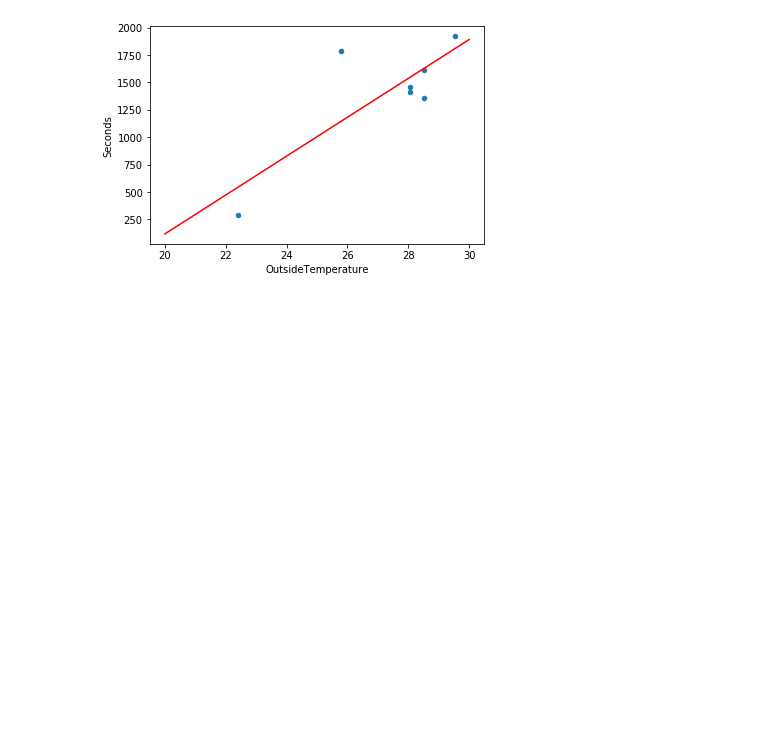
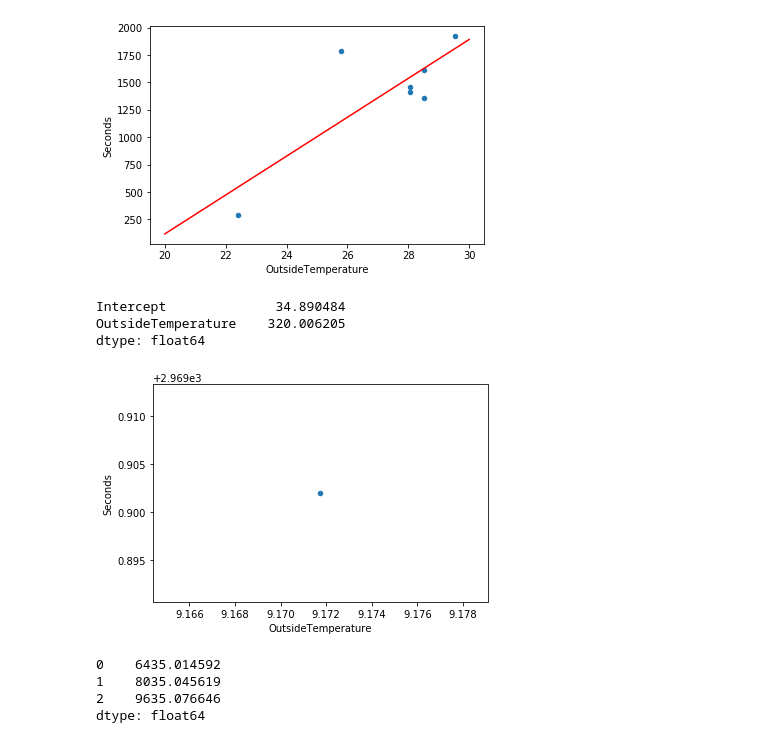
Before and after one commit to UNCG-CSE/Volvo_Truck_Analytics, a Jupyter notebook: src/IdealTimeTemp.ipynb, the cells around one changed output. Saved outputs shown, nothing was run; the diff lists cells and outputs as text; code cells hidden in the pictures; blank space fills up the shorter version.

Commit message:
Finishing truck one prediction and Attempt on Truck 2
Finishing truck one prediction and Attempt on Truck 2.
truck 2 not enough data.

```diff
--- a/src/IdealTimeTemp.ipynb
+++ b/src/IdealTimeTemp.ipynb
@@ -152,0 +164,3 @@ outside_air_temp = divideByDay(truck1data_c, 'Outside Air Temperature (C)')
+# %%
+outside_air_temp2 = divideByDay(truck2data_c, 'Outside Air Temperature (C)')
+outside_air_temp2
@@ -153,14 +173,14 @@ outside_air_temp = divideByDay(truck1data_c, 'Outside Air Temperature (C)')
 # %%
 divideByDay(truck1data, "Oil Temperature (C)")
 # %%
-def datetimeToSeconds(indTo, indTill):
+def datetimeToSeconds(truckData, indTo, indTill):
     FMT = '%m/%d/%Y %H:%M:%S.%f'
 
-    d1 = datetime.strptime(str(truck1data['Time (DateTime)'][indTill]), FMT)
+    d1 = datetime.strptime(str(truckData['Time (DateTime)'][indTill]), FMT)
 
     #print(d1)
 
-    d2 = datetime.strptime(str(truck1data['Time (DateTime)'][indTo]), FMT)
+    d2 = datetime.strptime(str(truckData['Time (DateTime)'][indTo]), FMT)
 
     #print(d2)
 
@@ -168,7 +188,7 @@ def datetimeToSeconds(indTo, indTill):
 
 
 
-print(datetimeToSeconds(338, 27241))
+print(datetimeToSeconds(truck1data, 338, 27241))
 # %% [output]
 18381.241
 # %%
@@ -184,12 +204,12 @@ def detectIdeal(truck_df):
         #print(tdf["Oil Temperature (C)"])
         truck_ses_temp_diff = tdf["Oil Temperature (C)"][tdf.index.stop - 1] - tdf["Oil Temperature (C)"][tdf.index.start + 1]
 
-        truck_ses_sec = datetimeToSeconds(tdf.index.start + 1, tdf.index.stop - 1)
+        truck_ses_sec = datetimeToSeconds(truck_df, tdf.index.start + 1, tdf.index.stop - 1)
         #print(truck_ses_sec)
         #print(truck_ses_temp_diff)
 
         # If the session the truck has been turned on is greater than 600 seconds then proceeds
-        if truck_ses_sec > 600:
+        if truck_ses_sec > 300:
         # If the session for the truck has less than 30 degrees (C) difference from start to end then dont add to valid list
             if truck_ses_temp_diff > 30:
                 valid_df_list.append(tdf)
@@ -200,12 +220,12 @@ def detectIdeal(truck_df):
 detectIdeal(truck1data)
 # %%
 df_list = np.split(truck1data, truck1data[truck1data.isnull().all(1)].index)
-def getIdealData():
+def getIdealData(truckData, outside_air_temp_data):
     min_temp_df = []
     time_temp_data = []
     seconds_df = []
     outside_temp_df = []
-    for truck_df in detectIdeal(truck1data):
+    for truck_df in detectIdeal(truckData):
         ideal_temp = truck_df["Oil Temperature (C)"].mean()
         min_temp_df = truck_df[truck_df["Oil Temperature (C)"] == truck_df["Oil Temperature (C)"].min()]["Time (DateTime)"]
         #print(min_temp_df.index[0])
@@ -213,8 +233,8 @@ def getIdealData():
         ideal_df = truck_df.loc[truck_df['Oil Temperature (C)'] >= ideal_temp]['Oil Temperature (C)']
         #print(ideal_df.index[1])
         #print(truck_df['Time (DateTime)'].iloc[1].split(' ')[0])
-        sec = datetimeToSeconds(min_temp_df.index[0], ideal_df.index[1])
-        out_temp = outside_air_temp[truck_df['Time (DateTime)'].iloc[1].split(' ')[0]]
+        sec = datetimeToSeconds(truckData, min_temp_df.index[0], ideal_df.index[1])
+        out_temp = outside_air_temp_data[truck_df['Time (DateTime)'].iloc[1].split(' ')[0]]
         seconds_df.append(sec)
         outside_temp_df.append(out_temp)
         #print(datetimeToSeconds(min_temp_df.index[0], ideal_df.index[1]))
@@ -253,3 +274,27 @@ plt.plot(predict_val, preds, c='red')
 # %% [output]
 [<matplotlib.lines.Line2D at 0x...>]
 [figure]
+# %%
+df_data = getIdealData(truck2data, outside_air_temp2)
+
+df_data.plot(kind='scatter', x='OutsideTemperature', y='Seconds')
+
+lm = smf.ols(formula='Seconds ~ OutsideTemperature', data=df_data).fit()
+
+lm.params
+# %% [output]
+Intercept              34.890484
+OutsideTemperature    320.006205
+dtype: float64
+[figure, added]
+# %%
+predict_val = pd.DataFrame({'OutsideTemperature': [20, 25, 30]})
+
+
+preds = lm.predict(predict_val)
+preds
+# %% [output]
+0    6435.014592
+1    8035.045619
+2    9635.076646
+dtype: float64
```
Also changed, not shown: parts of 6 cells of this notebook.
